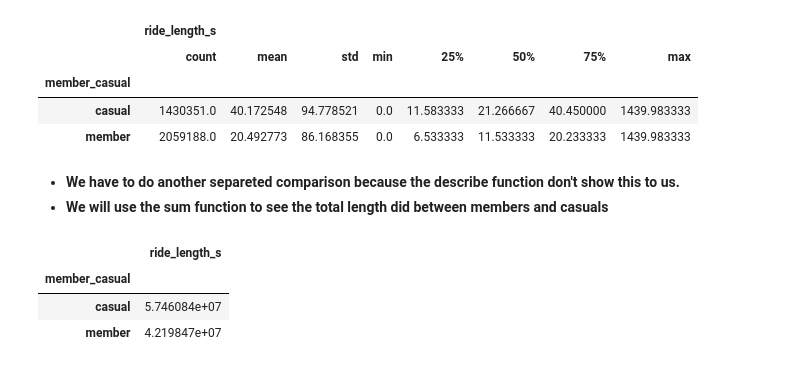
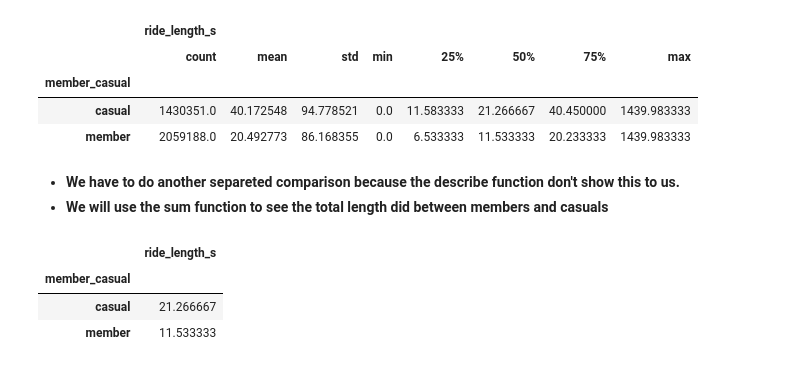
Before and after one commit to Ladislau2020/2021, a Jupyter notebook: fork-of-capstone-project-from-google.ipynb, the cells around one changed output. Saved outputs shown, nothing was run; the diff lists cells and outputs as text; code cells hidden in the pictures.

```diff
--- a/fork-of-capstone-project-from-google.ipynb
+++ b/fork-of-capstone-project-from-google.ipynb
@@ -738,11 +738,11 @@ compare_ride_length.groupby("member_casual").describe()
 * **We have to do another separeted comparison because the describe function don't show this to us.**
 * **We will use the sum function to see the total length did between members and casuals**
 # %%
-# Using the sum function to see the total length between members and casulas
+# Using the sum function to see the median length between members and casulas
 
-compare_ride_length.groupby("member_casual").sum()
+compare_ride_length.groupby("member_casual").median()
 # %% [output]
 |  | ride_length_s |
 | member_casual |  |
-| casual | 5.746084e+07 |
-| member | 4.219847e+07 |
+| casual | 21.266667 |
+| member | 11.533333 |
```
Also changed, not shown: parts of 4 cells of this notebook.
